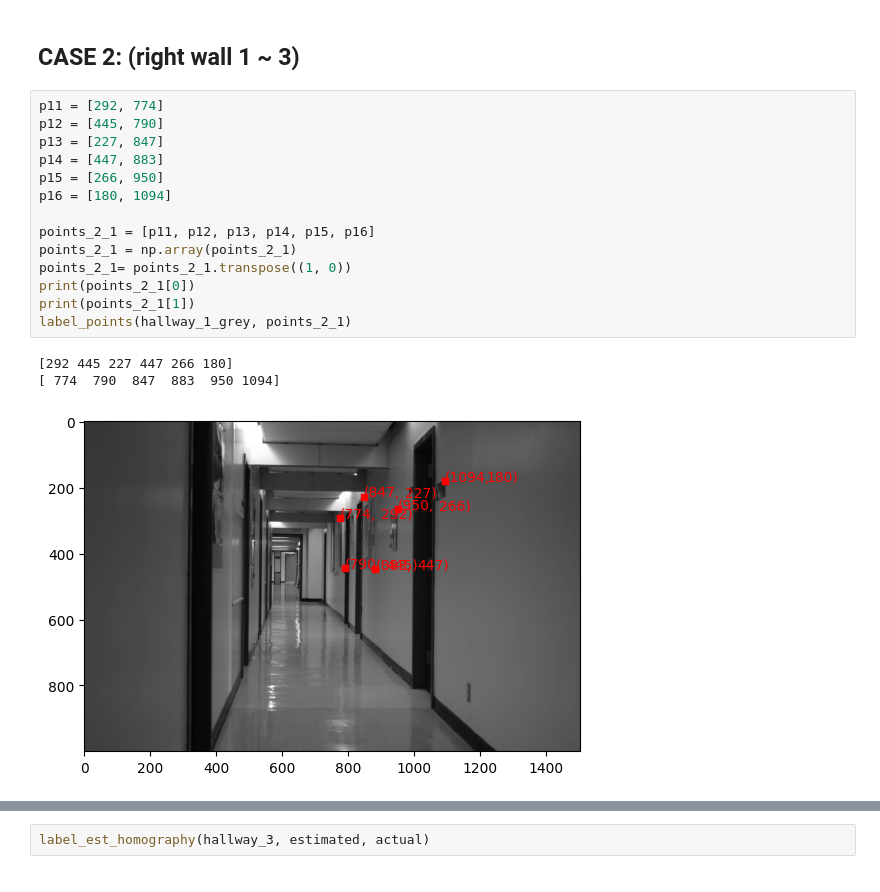
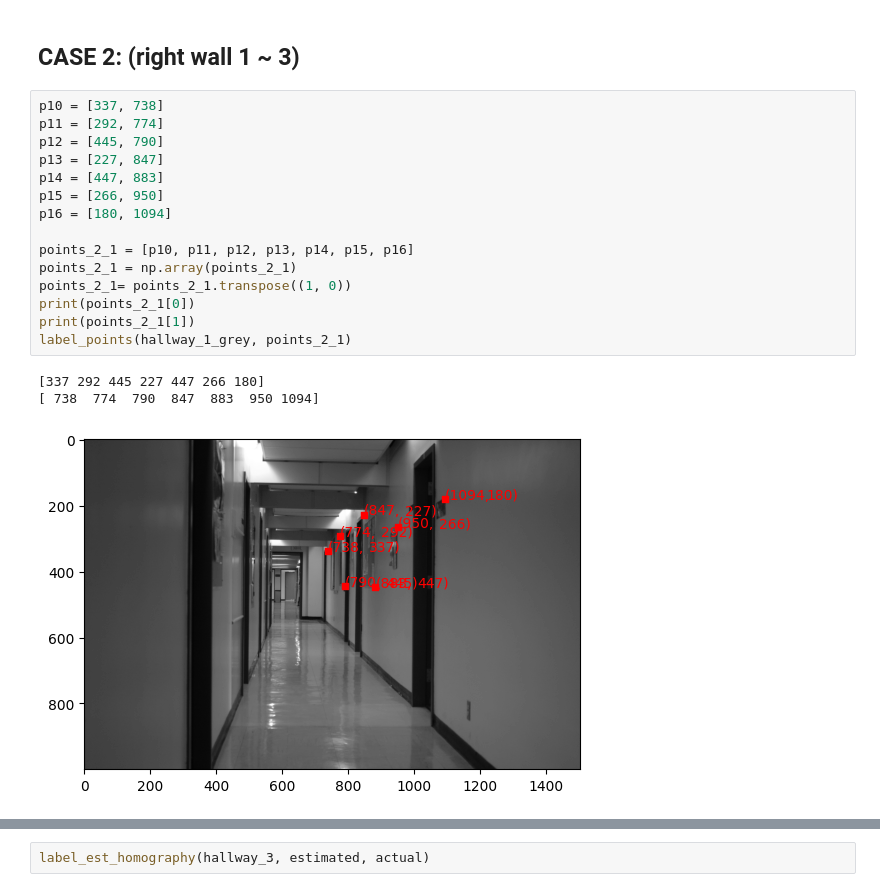
Before and after one commit to blairyeung/CSC420_Assignment_4, a Jupyter notebook: q4.ipynb, the cells around one changed output, grey strips where cells are left out. Saved outputs shown, nothing was run; the diff lists cells and outputs as text.

```diff
--- a/q4.ipynb
+++ b/q4.ipynb
@@ -193,21 +193,22 @@ label_est_homography(hallway_2, estimated, actual)
 # %% [markdown]
 ## CASE 2: (right wall 1 ~ 3)
 # %%
+p10 = [337, 738]
 p11 = [292, 774]
 p12 = [445, 790]
 p13 = [227, 847]
 p14 = [447, 883]
 p15 = [266, 950]
 p16 = [180, 1094]
 
-points_2_1 = [p11, p12, p13, p14, p15, p16]
+points_2_1 = [p10, p11, p12, p13, p14, p15, p16]
 points_2_1 = np.array(points_2_1)
 points_2_1= points_2_1.transpose((1, 0))
 print(points_2_1[0])
 print(points_2_1[1])
 label_points(hallway_1_grey, points_2_1)
 # %% [output]
-[292 445 227 447 266 180]
-[ 774  790  847  883  950 1094]
+[337 292 445 227 447 266 180]
+[ 738  774  790  847  883  950 1094]
-[figure, old version]
+[figure, new version]
 # %%
```
Also changed, not shown: parts of 5 cells of this notebook, 3 other files.
